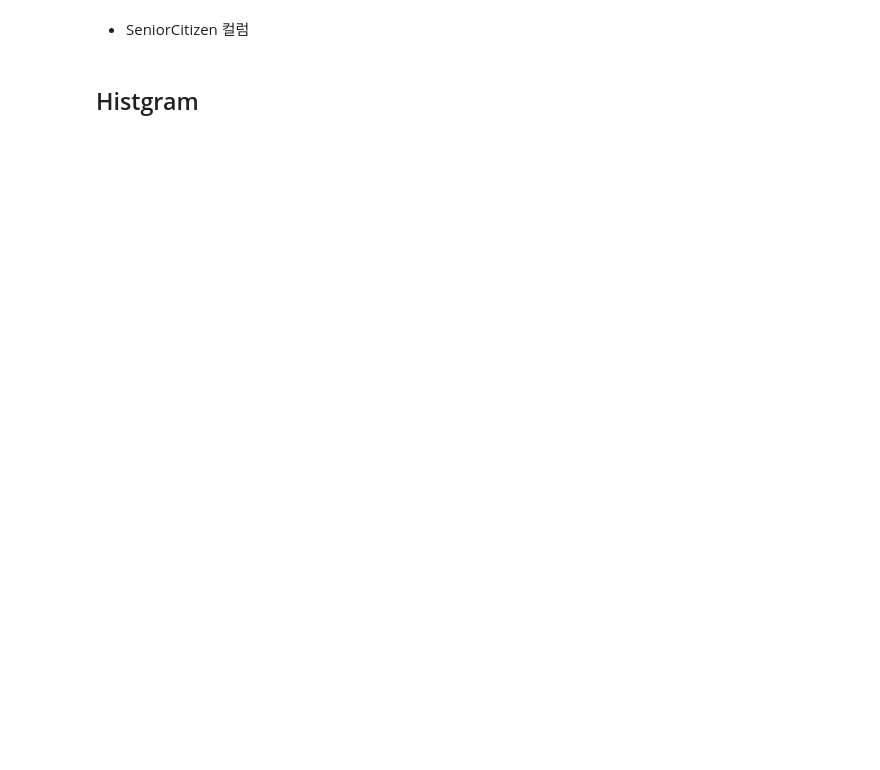
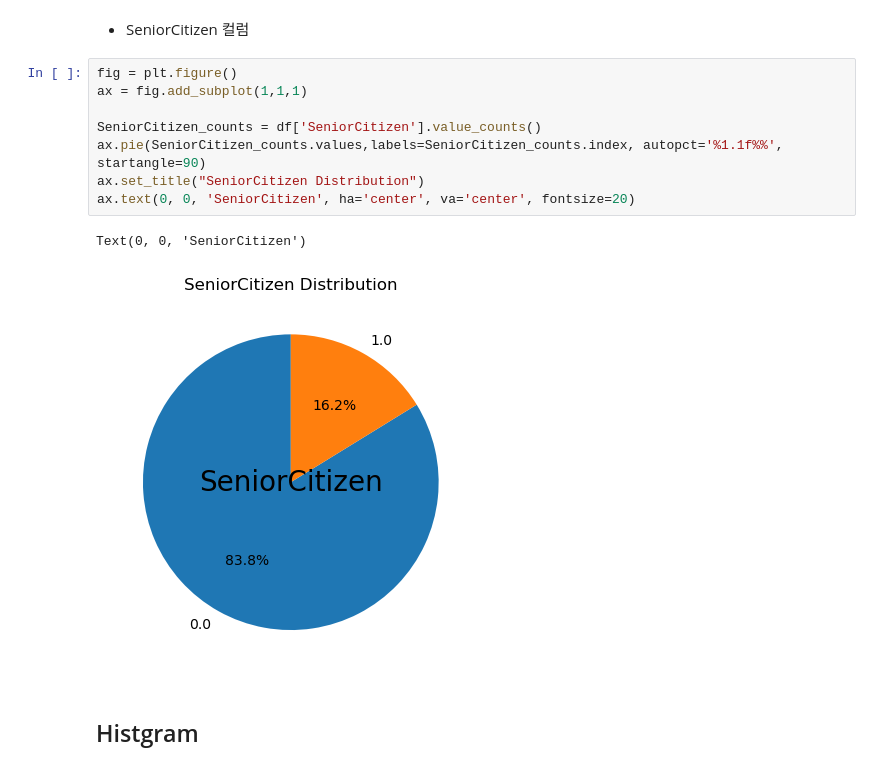
Before and after one commit to D0H00N/D.C.MULTI, a Jupyter notebook: 25_파이썬데이터분석_실습_통신사고객이탈.ipynb, the cells around one changed output. Drawn from its saved outputs; the diff is of its cells as text; blank space fills up the shorter version.

```diff
--- a/25_파이썬데이터분석_실습_통신사고객이탈.ipynb
+++ b/25_파이썬데이터분석_실습_통신사고객이탈.ipynb
@@ -333,5 +389,16 @@ df.head()
 # %% [markdown]
 - SeniorCitizen 컬럼
+# %%
+fig = plt.figure()
+ax = fig.add_subplot(1,1,1)
+
+SeniorCitizen_counts = df['SeniorCitizen'].value_counts()
+ax.pie(SeniorCitizen_counts.values,labels=SeniorCitizen_counts.index, autopct='%1.1f%%', startangle=90)
+ax.set_title("SeniorCitizen Distribution")
+ax.text(0, 0, 'SeniorCitizen', ha='center', va='center', fontsize=20)
+# %% [output]
+Text(0, 0, 'SeniorCitizen')
+[figure, added]
 # %% [markdown]
 ## Histgram
 # %%
```
Also changed, not shown: parts of 18 cells of this notebook.
